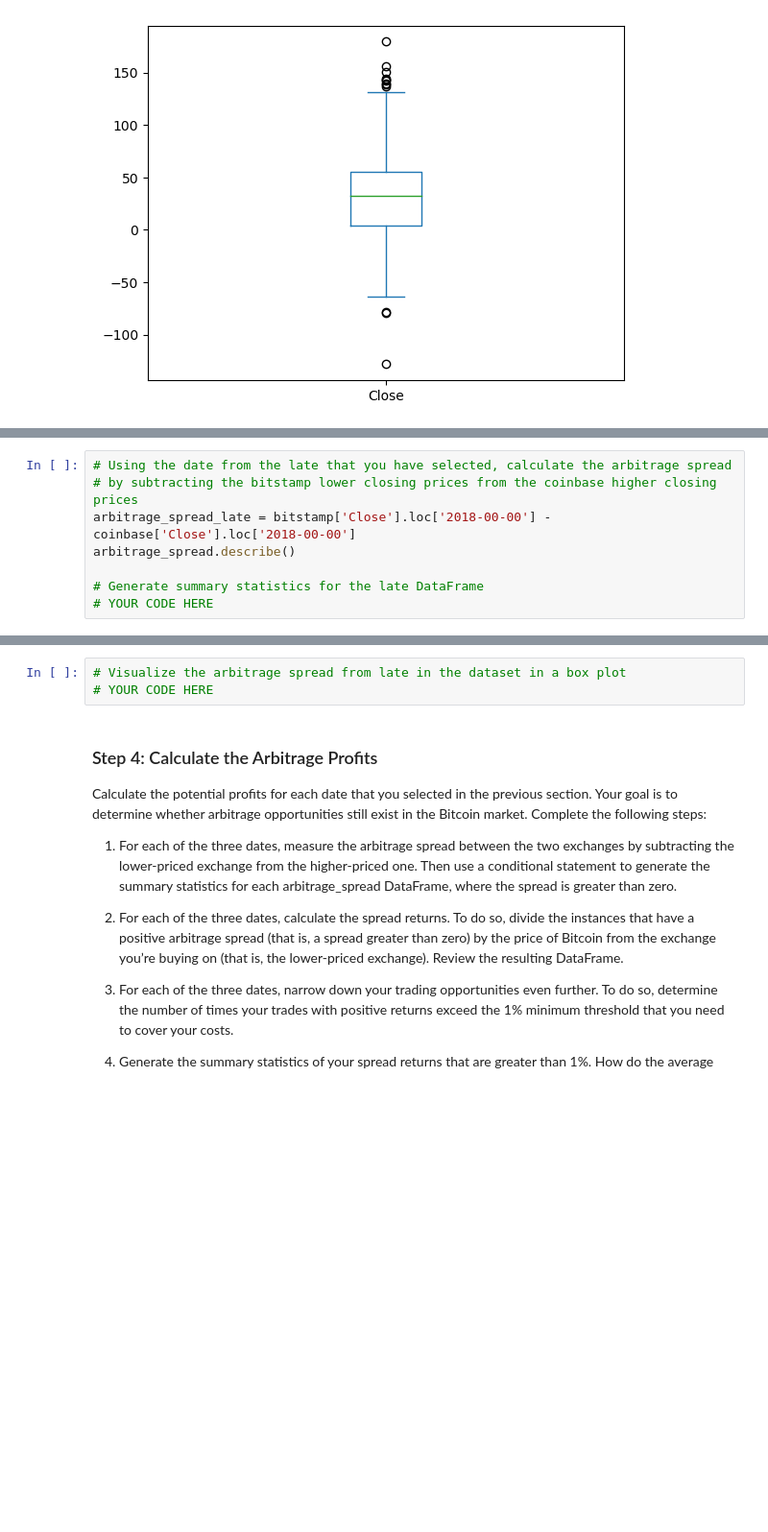
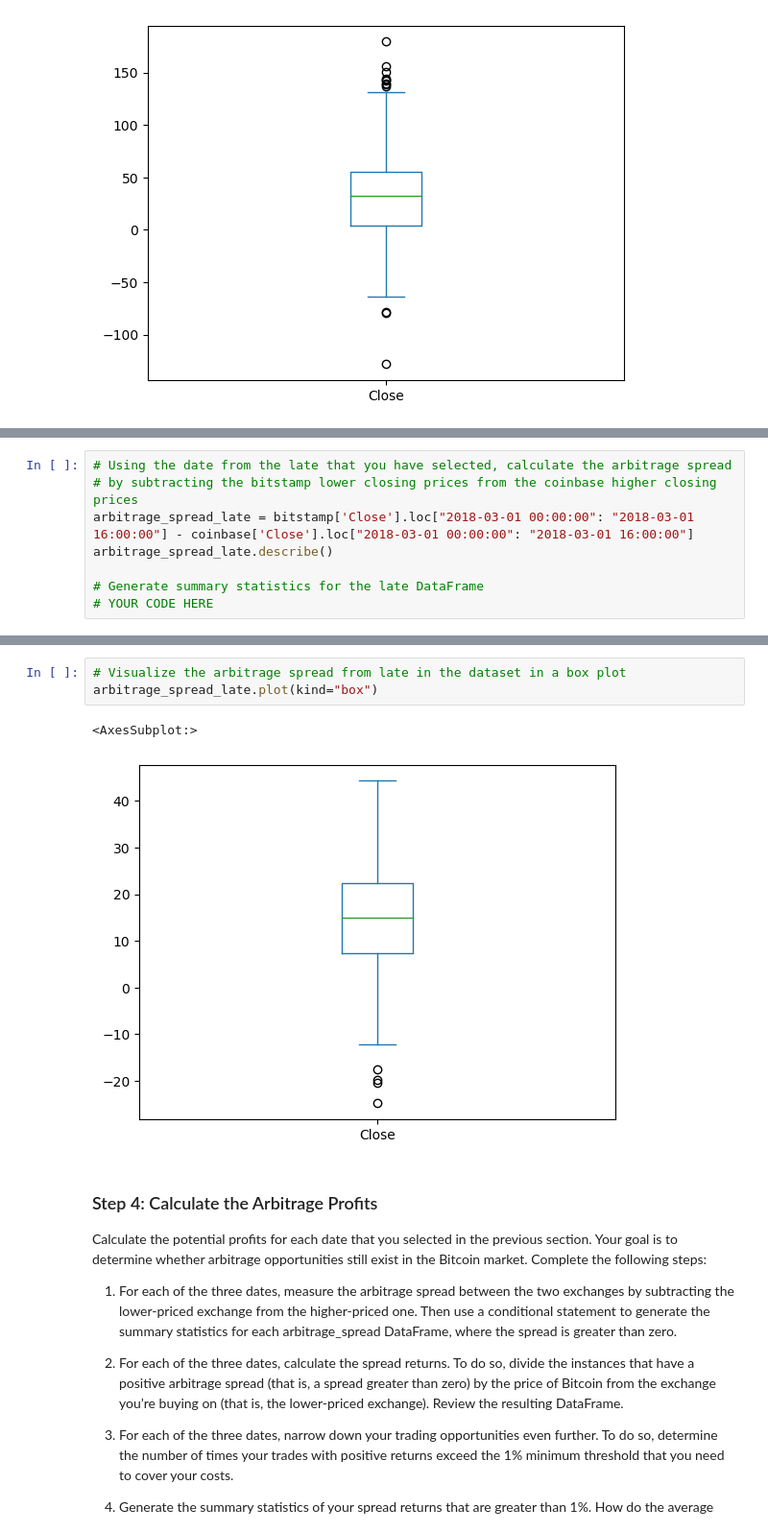
Before and after one commit to arianamoreno13/challenge3, a Jupyter notebook: challenge_03/crypto_arbitrage.ipynb, the cells around one changed output, grey strips where cells are left out. Shown at 96% size. Cells and saved outputs as stored; diff of their text form; blank space fills up the shorter version.

```diff
--- a/challenge_03/crypto_arbitrage.ipynb
+++ b/challenge_03/crypto_arbitrage.ipynb
@@ -495,8 +514,8 @@ KeyError: '2018-00-00'
 # %%
 # Using the date from the late that you have selected, calculate the arbitrage spread
 # by subtracting the bitstamp lower closing prices from the coinbase higher closing prices
-arbitrage_spread_late = bitstamp['Close'].loc['2018-00-00'] - coinbase['Close'].loc['2018-00-00']
-arbitrage_spread.describe()
+arbitrage_spread_late = bitstamp['Close'].loc["2018-03-01 00:00:00": "2018-03-01 16:00:00"] - coinbase['Close'].loc["2018-03-01 00:00:00": "2018-03-01 16:00:00"]
+arbitrage_spread_late.describe()
 
 # Generate summary statistics for the late DataFrame
 # YOUR CODE HERE
@@ -503,6 +532,9 @@ arbitrage_spread.describe()
 # %%
 # Visualize the arbitrage spread from late in the dataset in a box plot
-# YOUR CODE HERE
+arbitrage_spread_late.plot(kind="box")
+# %% [output]
+<AxesSubplot:>
+[figure, added]
 # %% [markdown]
 ### Step 4: Calculate the Arbitrage Profits
 
```
Also changed, not shown: parts of 8 cells of this notebook.
